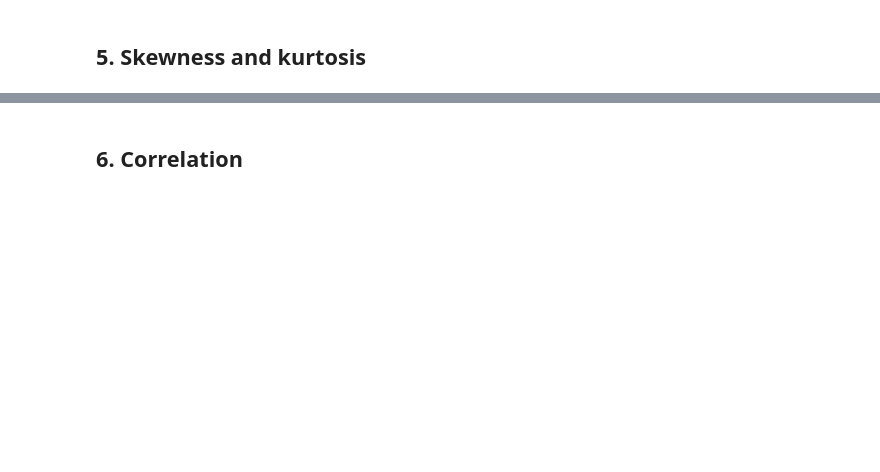
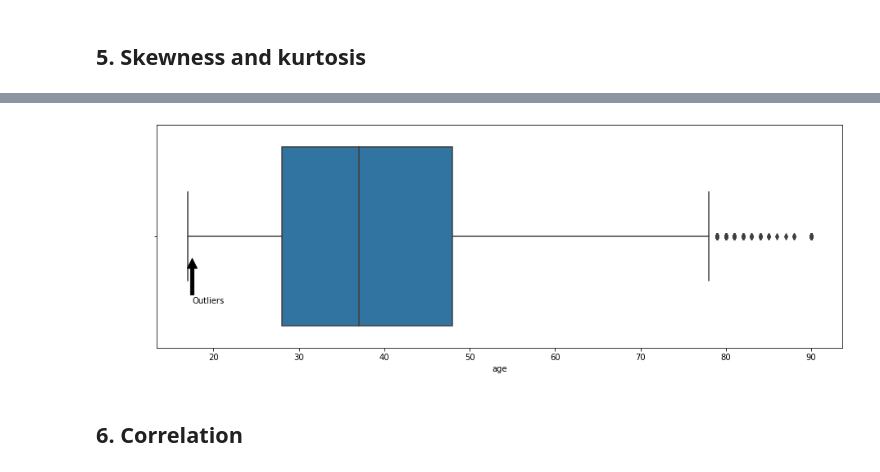
Before and after one commit to harshagiri/i_hate_this, a Jupyter notebook: Assignments/S1_Mandatory/S1_Descriptive Statistics/Descriptive Statistics - Mandatory(Session 1) - Questions.ipynb, the cells around one changed output, grey strips where cells are left out. Saved outputs shown, nothing was run; the diff lists cells and outputs as text; code cells hidden in the pictures; blank space fills up the shorter version.

```diff
--- a/Assignments/S1_Mandatory/S1_Descriptive Statistics/Descriptive Statistics - Mandatory(Session 1) - Questions.ipynb
+++ b/Assignments/S1_Mandatory/S1_Descriptive Statistics/Descriptive Statistics - Mandatory(Session 1) - Questions.ipynb
@@ -488,3 +562,15 @@ Name: workclass, Length: 32561, dtype: object>
+# %%
+# type your code here
+plt.figure(figsize=(15,5))
+
+sns.boxplot(adults_income_df.age)
+
+plt.annotate("Outliers",xy = (7.5,0.01), xytext = (7.5, 0.3),arrowprops = {'facecolor' : 'black'})
+plt.annotate("Outliers",xy = (17.5,0.1),  xytext = (17.5, 0.3),arrowprops = {'facecolor' : 'black'} )
+
+plt.show()
+# %% [output]
+[figure, added]
 # %% [markdown]
 <a id="corr"> </a>
 ## 6. Correlation
```
Also changed, not shown: parts of 15 cells of this notebook, 2 other files.
